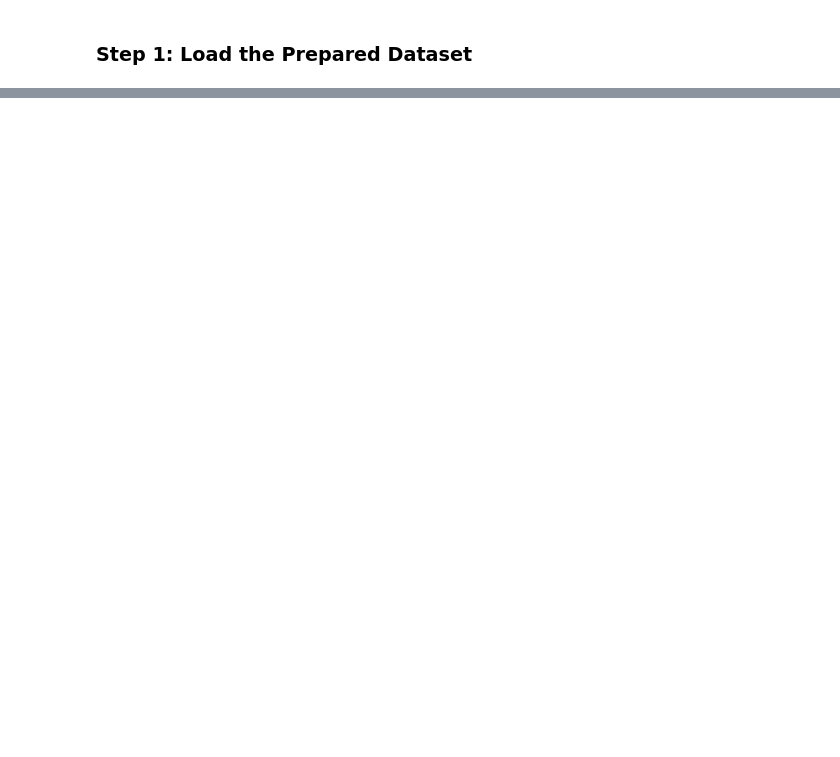
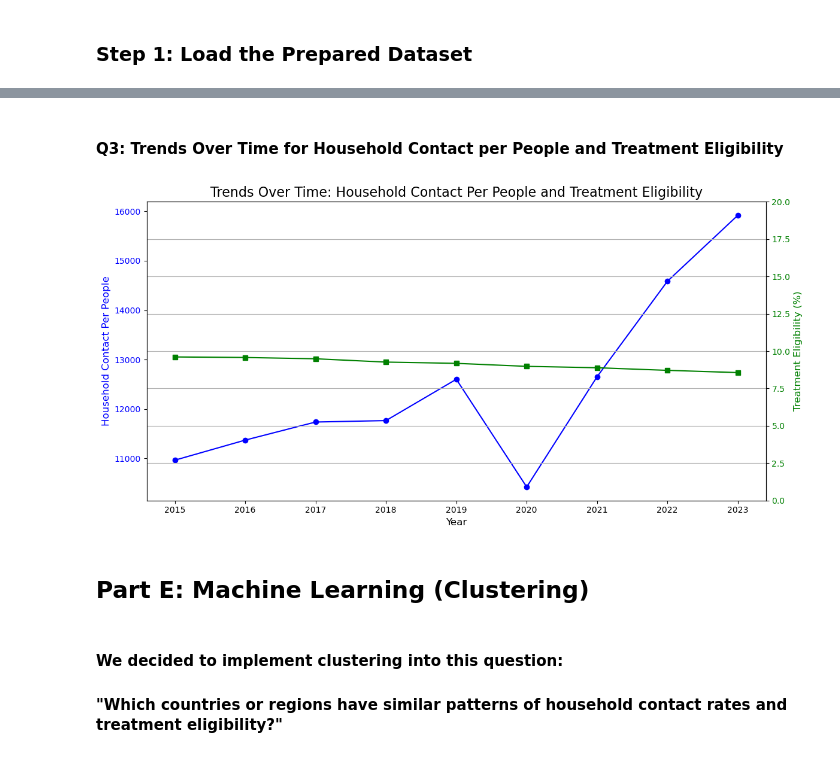
Before and after one commit to mnazhar13/DataAnalyticsProject, a Jupyter notebook: LTBI-estimates-Workbook.ipynb, the cells around one changed output, grey strips where cells are left out. Saved outputs shown, nothing was run; the diff lists cells and outputs as text; code cells hidden in the pictures; blank space fills up the shorter version.

```diff
--- a/LTBI-estimates-Workbook.ipynb
+++ b/LTBI-estimates-Workbook.ipynb
@@ -268,7 +399,8 @@ tb_data_prepared = pd.read_csv(file_path)
 # %%
-# Group data by year and region
-year_region_agg = tb_data_prepared.groupby(['year', 'g_whoregion'])[['household_contact_per_people', 'eligible_percent']].mean()
+# Aggregate by year
+trends_over_time = tb_data_prepared.groupby('year')[['household_contact_per_people', 'eligible_percent']].mean()
 
-# Display the aggregated data
-print(year_region_agg.head())
+# Display the aggregated trends
+print("Trends Over Time:")
+print(trends_over_time)
 # %% [output]
@@ -328,0 +481,37 @@ plt.show()
+# %% [markdown]
+#### Q3: Trends Over Time for Household Contact per People and  Treatment Eligibility
+# %%
+import matplotlib.pyplot as plt
+
+# Plot trends over time
+fig, ax1 = plt.subplots(figsize=(12, 6))
+
+# Plot Household Contact Rate on the primary y-axis
+ax1.plot(trends_over_time.index, trends_over_time['household_contact_per_people'], marker='o', color='blue', label='Household Contact Per People')
+ax1.set_xlabel('Year', fontsize=12)
+ax1.set_ylabel('Household Contact Per People', color='blue', fontsize=12)
+ax1.tick_params(axis='y', labelcolor='blue')
+ax1.set_xticks(trends_over_time.index)
+
+# Add a secondary y-axis for Treatment Eligibility Percentage
+ax2 = ax1.twinx()
+ax2.plot(trends_over_time.index, trends_over_time['eligible_percent'], marker='s', color='green', label='Treatment Eligibility (%)')
+ax2.set_ylabel('Treatment Eligibility (%)', color='green', fontsize=12)
+ax2.tick_params(axis='y', labelcolor='green')
+ax2.set_ylim(0, 20)  # Adjust y-axis for eligibility percentage
+
+# Add title and grid
+plt.title('Trends Over Time: Household Contact Per People and Treatment Eligibility', fontsize=16)
+fig.tight_layout()
+plt.grid()
+
+# Show the plot
+plt.show()
+# %% [output]
+[figure, added]
+# %% [markdown]
+## Part E: Machine Learning (Clustering)
+# %% [markdown]
+#### We decided to implement clustering into this question:
+
+#### "Which countries or regions have similar patterns of household contact rates and treatment eligibility?"
```
Also changed, not shown: parts of 46 cells of this notebook.
